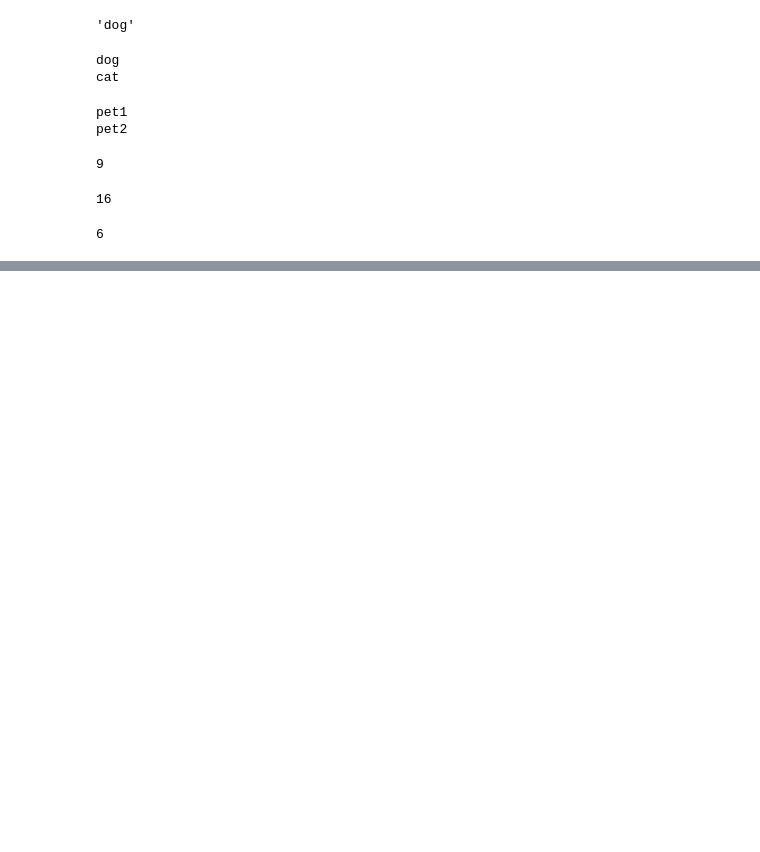
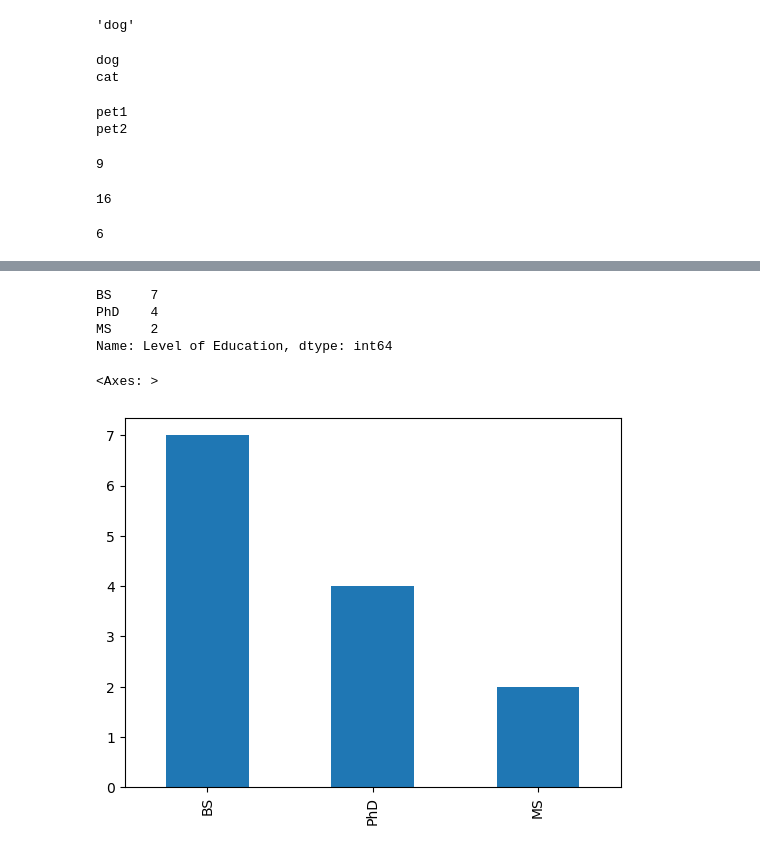
Before and after one commit to MayurSharmaJava/AI_Practice, a Jupyter notebook: Python Basics .ipynb, the cells around one changed output, grey strips where cells are left out. Cells and saved outputs as stored; diff of their text form; code cells hidden in the pictures; blank space fills up the shorter version.

Commit message:
basics completed added data plotting also

```diff
--- a/Python Basics .ipynb
+++ b/Python Basics .ipynb
@@ -104,0 +147,6 @@ print (doSomeOperation(lambda x: x+1, 5))
+# %%
+#Pandas Lib to process Tabular Data
+import numpy as np
+import pandas as pd
+df = pd.read_csv("PastHires.csv")
+df.head(10)
@@ -104,0 +255,14 @@ print (doSomeOperation(lambda x: x+1, 5))
+# %%
+# Count distict value and it's count
+dc= df["Level of Education"].value_counts()
+print(dc)
+# %% [output]
+BS     7
+PhD    4
+MS     2
+Name: Level of Education, dtype: int64
+# %%
+dc.plot(kind='bar')
+# %% [output]
+<Axes: >
+[figure, added]
```
Also changed, not shown: parts of 17 cells of this notebook, 1 other file.
